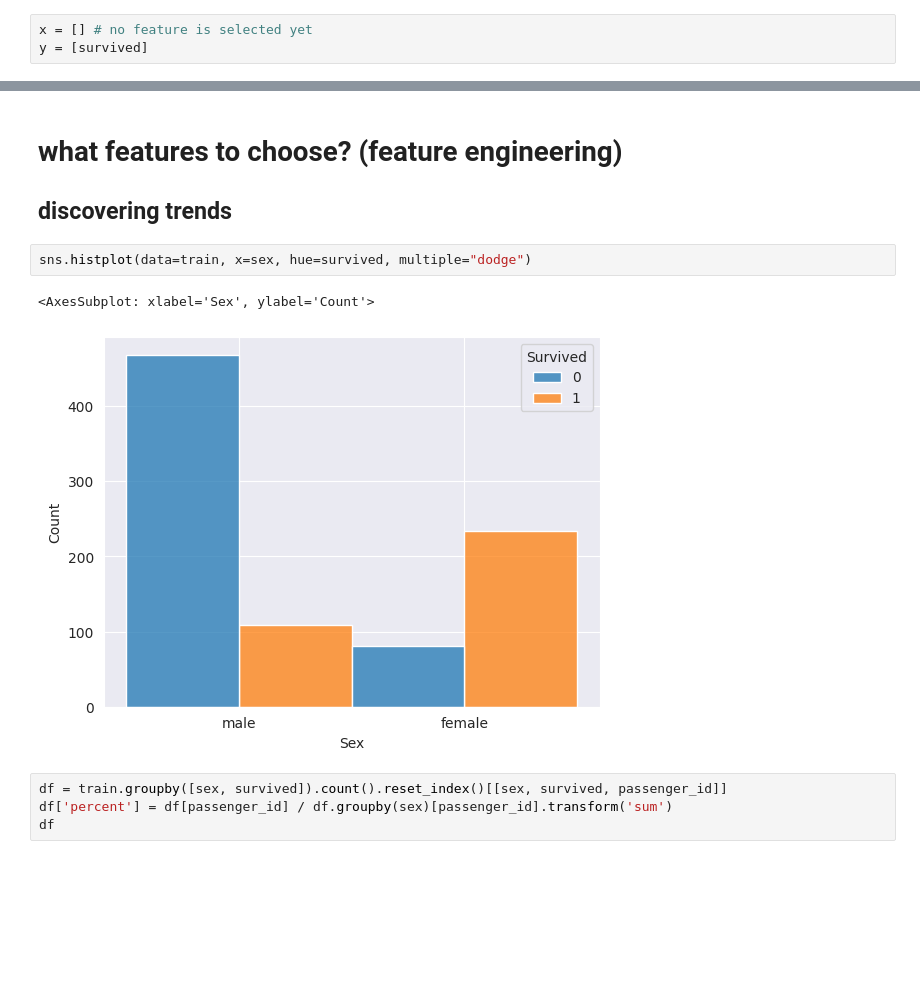
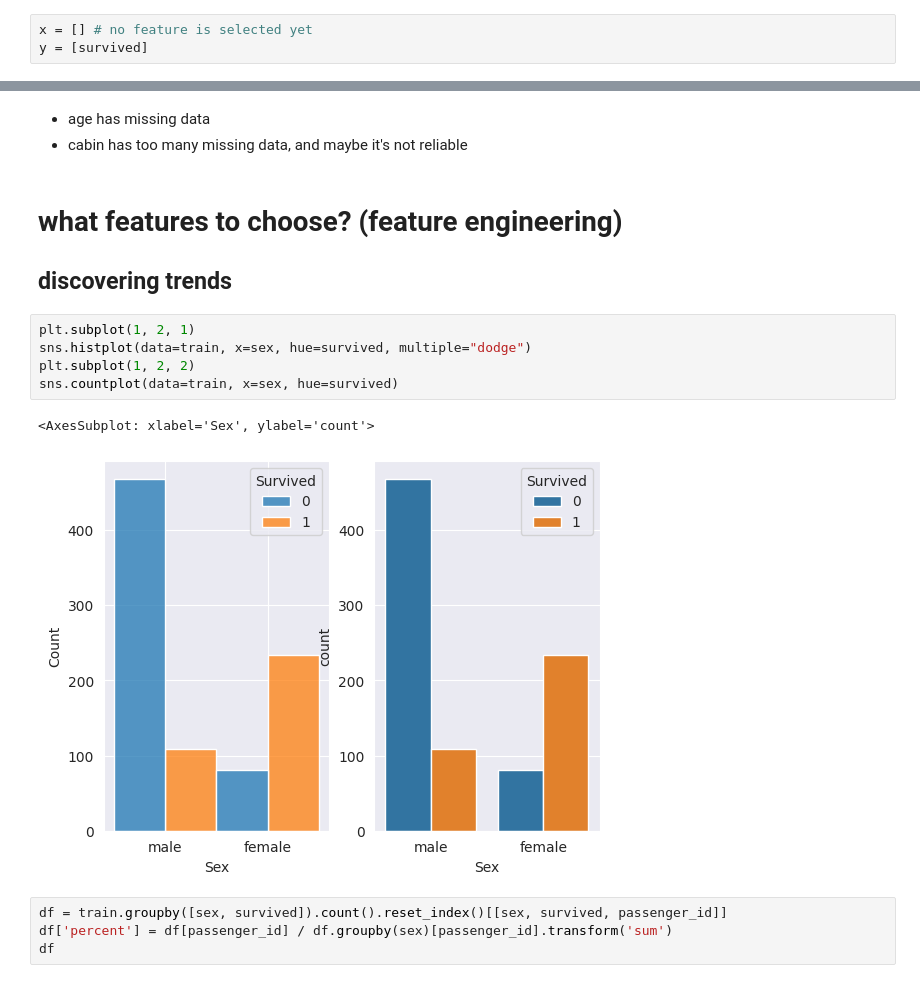
Before and after one commit to shayansm2/kaggle-playground, a Jupyter notebook: titanic/discover.ipynb, the cells around one changed output, grey strips where cells are left out. Saved outputs shown, nothing was run; the diff lists cells and outputs as text; blank space fills up the shorter version.

```diff
--- a/titanic/discover.ipynb
+++ b/titanic/discover.ipynb
@@ -47,11 +54,17 @@ y = [survived]
+# %% [markdown]
+- age has missing data
+- cabin has too many missing data, and maybe it's not reliable
 # %% [markdown]
 # what features to choose? (feature engineering)
 ## discovering trends
 # %%
+plt.subplot(1, 2, 1)
 sns.histplot(data=train, x=sex, hue=survived, multiple="dodge")
+plt.subplot(1, 2, 2)
+sns.countplot(data=train, x=sex, hue=survived)
 # %% [output]
-<AxesSubplot: xlabel='Sex', ylabel='Count'>
+<AxesSubplot: xlabel='Sex', ylabel='count'>
-[figure, old version]
+[figure, new version]
 # %%
 df = train.groupby([sex, survived]).count().reset_index()[[sex, survived, passenger_id]]
 df['percent'] = df[passenger_id] / df.groupby(sex)[passenger_id].transform('sum')
```
Also changed, not shown: parts of 2 cells of this notebook.
